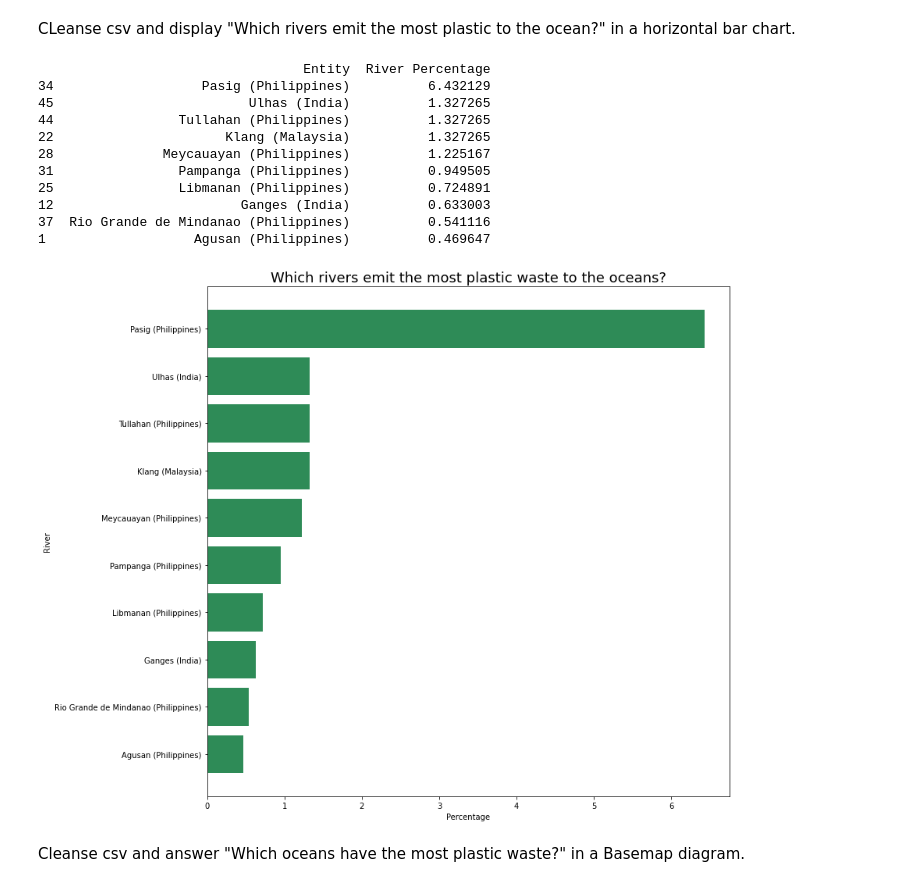
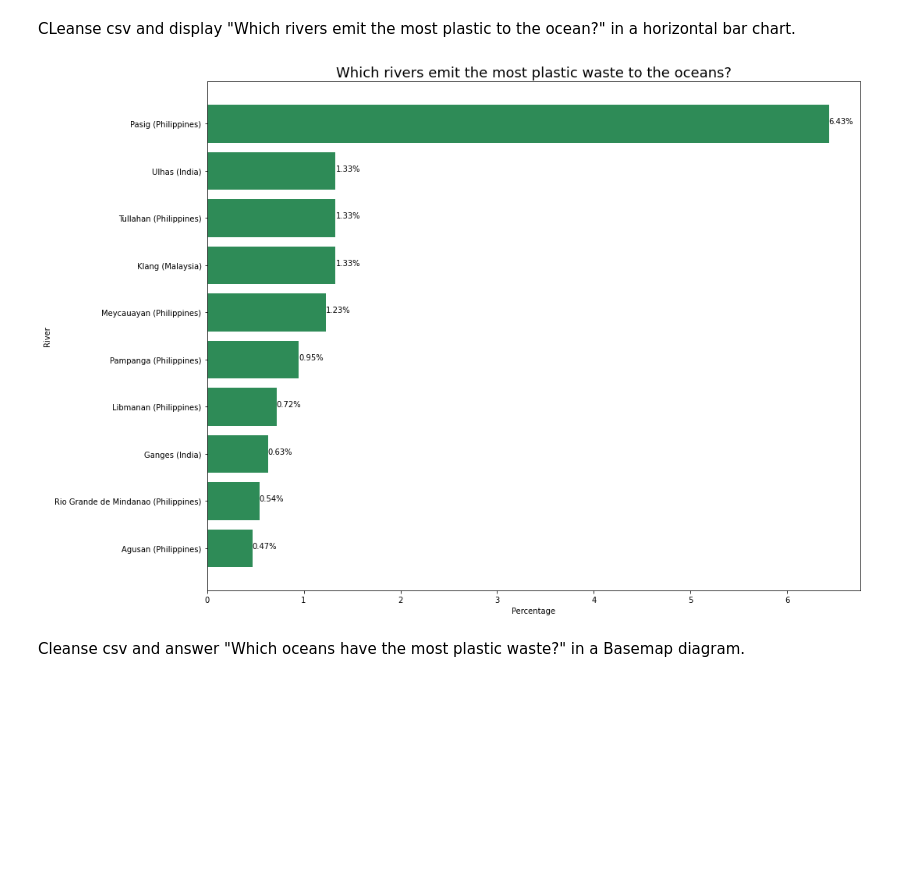
Before and after one commit to SheenaSullivan/Plastic-Pollution-Oceans, a Jupyter notebook: plastic_pollution_oceans.ipynb, the cells around one changed output. Drawn from its saved outputs; the diff is of its cells as text; code cells hidden in the pictures; blank space fills up the shorter version.

```diff
--- a/plastic_pollution_oceans.ipynb
+++ b/plastic_pollution_oceans.ipynb
@@ -104,42 +92,41 @@ CLeanse csv and display "Which rivers emit the most plastic to the ocean?" in a
 # %%
 #Cleanse imported csv file
 #Answer question: Which rivers emit most plastic to oceans?
 
 #drop unnecessary columns and rename remaining
 rivers.drop(["Year","Code"], axis=1, inplace=True)
 rivers.rename(columns = {"Global plastics emitted to ocean in percentage": "River Percentage"}, inplace=True)
 rivers
 
 #sort data based on percentage
 top_10_rivers = rivers.sort_values(by=["River Percentage"], ascending=False).head(10)
-print(top_10_rivers)
+top_10_rivers["River Percentage"] = top_10_rivers["River Percentage"].round(2)
+#print(top_10_rivers)
 
 
 #set x,y paramerters
-X=top_10_rivers["River Percentage"]
-Y=top_10_rivers["Entity"]
+perc=top_10_rivers["River Percentage"]
+entity=top_10_rivers["Entity"]
 
-#design horizontal bar chart
-plt.figure(figsize=(12,12))
-plt.barh(Y,X, color='seagreen')
+
+plt.figure(figsize=(15,12))
+bars = plt.barh(entity, perc, color='seagreen', label="center")
+
+for bar in bars:
+    width = bar.get_width()
+    label_y = bar.get_y() + bar.get_height() /2
+    plt.text(width, label_y, s=f"{width}" + "%")
+
+
 plt.gca().invert_yaxis()
 plt.title("Which rivers emit the most plastic waste to the oceans?", fontsize=18)
 plt.ylabel("River")
 plt.xlabel("Percentage")
+
+
 plt.show()
 # %% [output]
-                                  Entity  River Percentage
-34                   Pasig (Philippines)          6.432129
-45                         Ulhas (India)          1.327265
-44                Tullahan (Philippines)          1.327265
-22                      Klang (Malaysia)          1.327265
-28              Meycauayan (Philippines)          1.225167
-31                Pampanga (Philippines)          0.949505
-25                Libmanan (Philippines)          0.724891
-12                        Ganges (India)          0.633003
-37  Rio Grande de Mindanao (Philippines)          0.541116
-1                   Agusan (Philippines)          0.469647
-[figure, old version]
+[figure, new version]
 # %% [markdown]
 Cleanse csv and answer "Which oceans have the most plastic waste?" in a Basemap diagram.
 # %%
```
Also changed, not shown: parts of 3 cells of this notebook, 1 other file.
